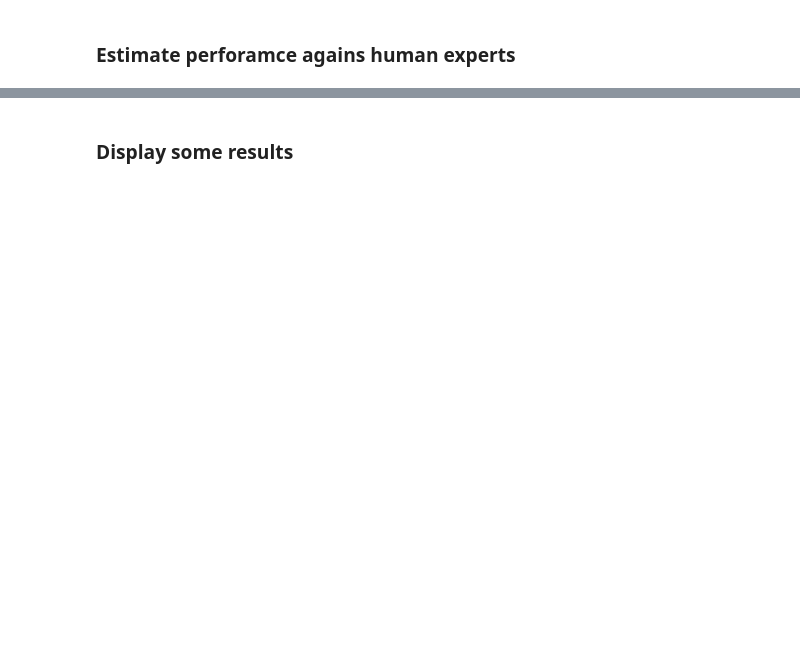
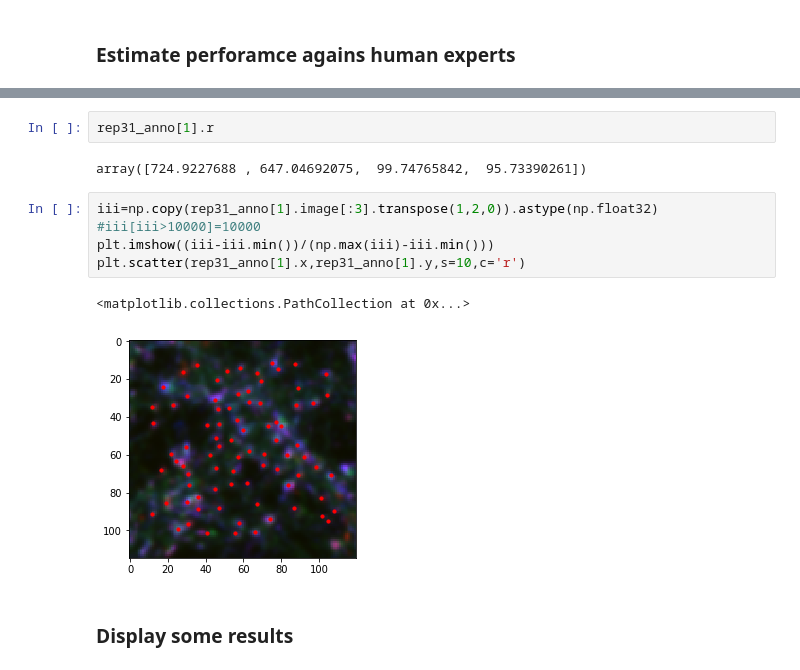
Before and after one commit to kulikovv/dognet, a Jupyter notebook: notebooks/prism17.ipynb, the cells around one changed output, grey strips where cells are left out. Cells and saved outputs as stored; diff of their text form; blank space fills up the shorter version.

```diff
--- a/notebooks/prism17.ipynb
+++ b/notebooks/prism17.ipynb
@@ -144,4 +144,16 @@ print('mbs vs smg',f1,prec,rec)
 ('mbs vs smg', 0.8323699421965318, 0.8780487804878049, 0.7912087912087912)
+# %%
+rep31_anno[1].r
+# %% [output]
+array([724.9227688 , 647.04692075,  99.74765842,  95.73390261])
+# %%
+iii=np.copy(rep31_anno[1].image[:3].transpose(1,2,0)).astype(np.float32)
+#iii[iii>10000]=10000
+plt.imshow((iii-iii.min())/(np.max(iii)-iii.min()))
+plt.scatter(rep31_anno[1].x,rep31_anno[1].y,s=10,c='r')
+# %% [output]
+<matplotlib.collections.PathCollection at 0x...>
+[figure, added]
 # %% [markdown]
 ### Display some results
 # %%
```
Also changed, not shown: parts of 6 cells of this notebook, 6 other files.
